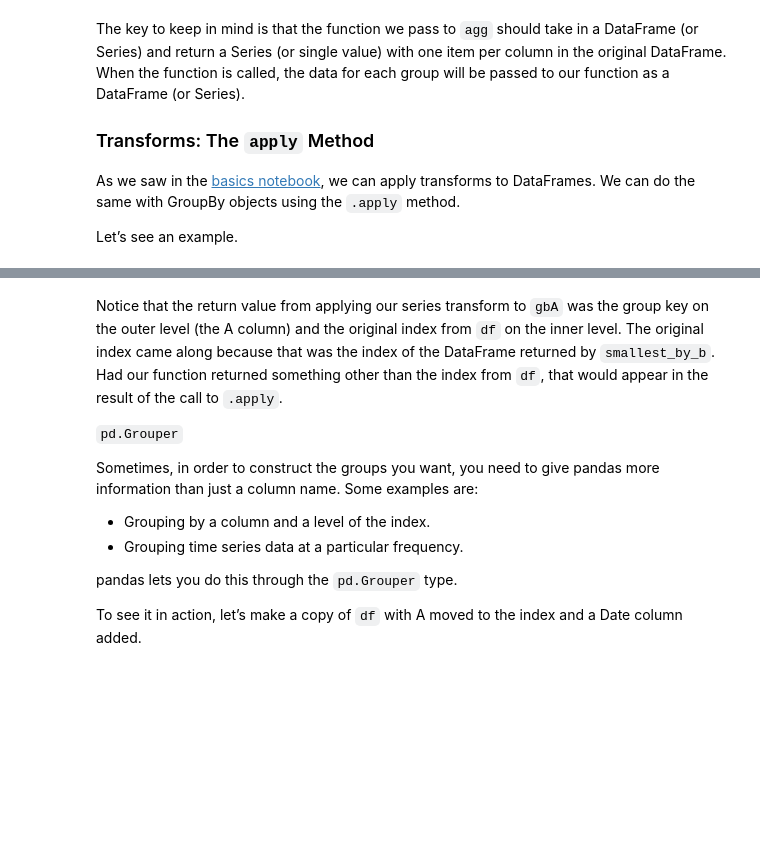
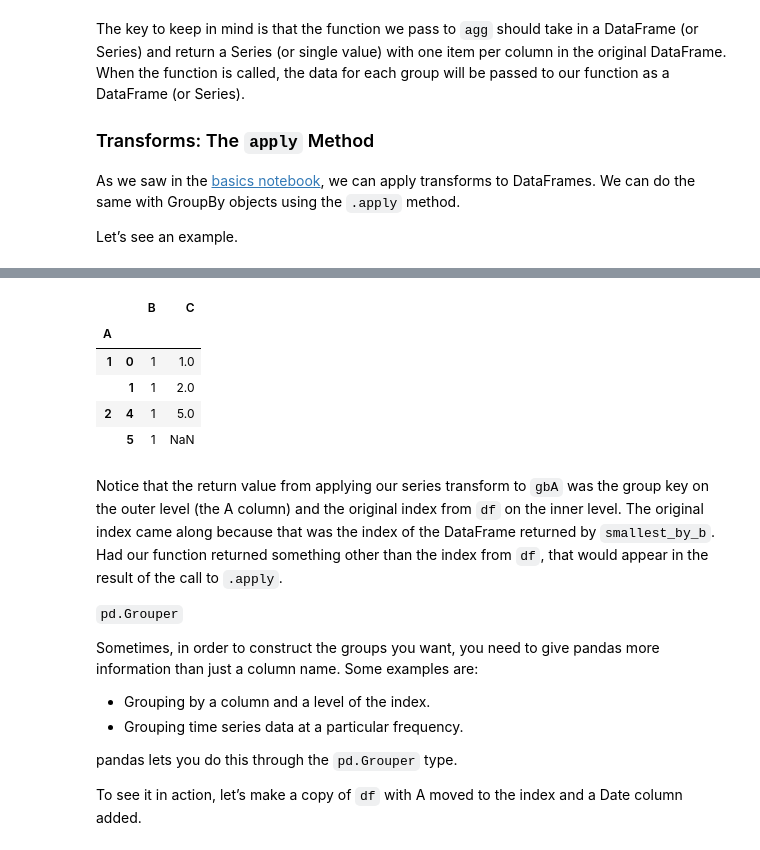
Before and after one commit to beauvilerobed/ds-ml-notes-projects-and-tutorials, a Jupyter notebook: projects/intro-to-economic-modeling-and-ds/working-with-data/groupby.ipynb, the cells around one changed output, grey strips where cells are left out. Drawn from its saved outputs; the diff is of its cells as text; code cells hidden in the pictures; blank space fills up the shorter version.

```diff
--- a/projects/intro-to-economic-modeling-and-ds/working-with-data/groupby.ipynb
+++ b/projects/intro-to-economic-modeling-and-ds/working-with-data/groupby.ipynb
@@ -119,7 +164,14 @@ df
 def smallest_by_b(df):
     return df.nsmallest(2, "B")
 # %%
-gbA.apply(smallest_by_b, include_groups=False)
+gbA.apply(smallest_by_b)
+# %% [output]
+|  |  | B | C |
+| A |  |  |  |
+| 1 | 0 | 1 | 1.0 |
+|  | 1 | 1 | 2.0 |
+| 2 | 4 | 1 | 5.0 |
+|  | 5 | 1 | NaN |
 # %% [markdown]
 Notice that the return value from applying our series transform to `gbA` was the group key on the outer level (the A column) and the original index from `df` on the inner level.
 The original index came along because that was the index of the DataFrame returned by `smallest_by_b`.
```
Also changed, not shown: parts of 19 cells of this notebook.
